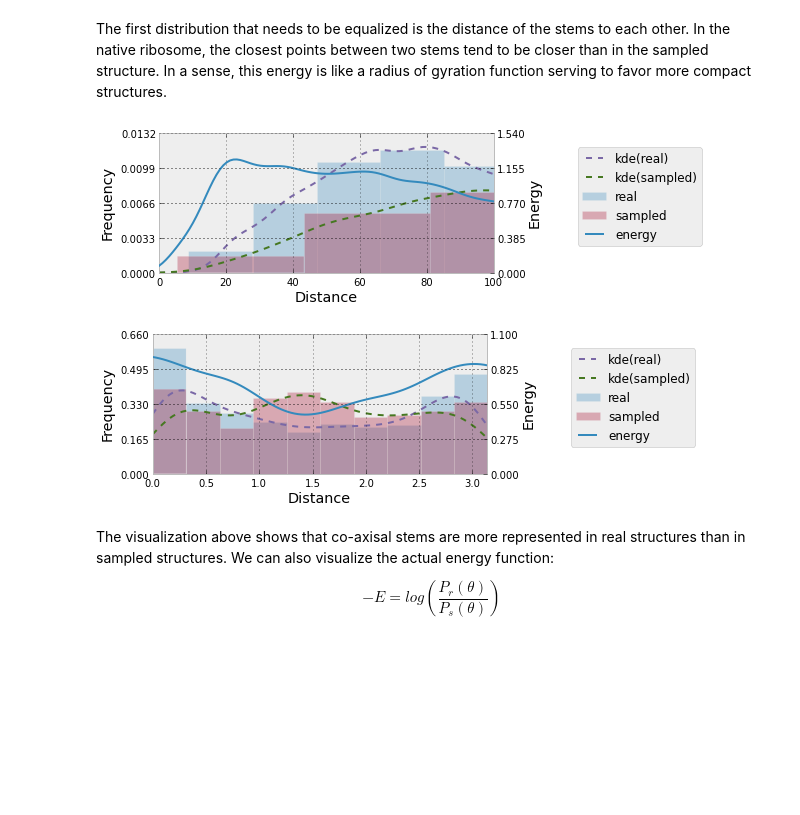
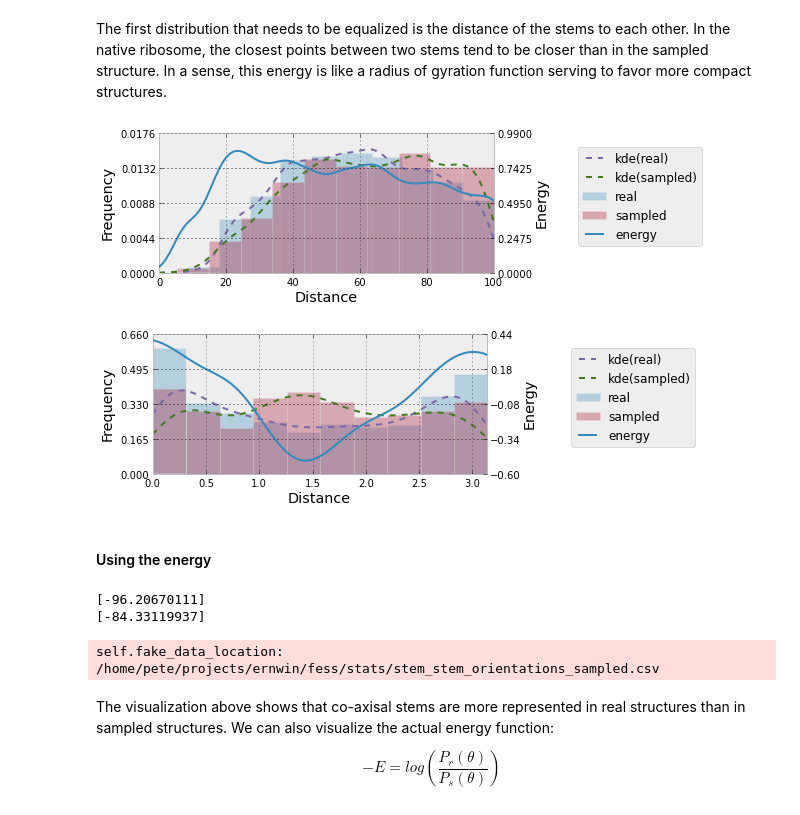
Before and after one commit to ViennaRNA/ernwin, a Jupyter notebook: ipy_notebook_ernwin.ipynb, the cells around one changed output. Cells and saved outputs as stored; diff of their text form; code cells hidden in the pictures; blank space fills up the shorter version.

```diff
--- a/ipy_notebook_ernwin.ipynb
+++ b/ipy_notebook_ernwin.ipynb
@@ -215,10 +215,11 @@ def plot_real_vs_sampled(real_dists, sampled_dists, xlim=[0,40]):
     p2 = ax1.plot(xs, ks(xs), label='kde(sampled)', ls='--')
 
     ax2 = ax1.twinx()
-    p3 = ax2.plot(xs, log(kr(xs) + ks(xs)) - log(ks(xs)), label='energy')
+    delta = 0.0001
+    p3 = ax2.plot(xs, log(kr(xs) + delta) - log(ks(xs) + delta), label='energy')
 
-    ax1.set_yticks(np.linspace(0, ax1.get_ybound()[1] * 1.1, 5))
-    ax2.set_yticks(np.linspace(0, ax2.get_ybound()[1] * 1.1, 5))
+    ax1.set_yticks(np.linspace(ax1.get_ybound()[0], ax1.get_ybound()[1] * 1.1, 5))
+    ax2.set_yticks(np.linspace(ax2.get_ybound()[0], ax2.get_ybound()[1] * 1.1, 5))
 
     ls1, lb1 = ax1.get_legend_handles_labels()
     ls2, lb2 = ax2.get_legend_handles_labels()
@@ -257,15 +258,15 @@ The first distribution that needs to be equalized is the distance of the stems t
 # %%
 sse = cbe.StemStemOrientationEnergy([0])
 
-sse.max_dist = 400
-sse.max_lateral_dist = 120
+sse.max_dist = 100
+sse.max_lateral_dist = 40
 
 sse.real_data = sse.load_stem_stem_data('fess/stats/stem_stem_orientations.csv')
 sse.fake_data = sse.load_stem_stem_data('fess/stats/stem_stem_orientations_sampled.csv')
 
 plot_real_vs_sampled(sse.angles[0], sse.angles[1], xlim=[0, 100])
 # %% [output]
-[figure, old version]
+[figure, new version]
 # %%
 sse = cbe.StemStemOrientationEnergy([1])
 
@@ -277,7 +278,25 @@ sse.fake_data = sse.load_stem_stem_data('fess/stats/stem_stem_orientations_sampl
 
 plot_real_vs_sampled(sse.angles[0], sse.angles[1], [0, 3.14])
 # %% [output]
-[figure, old version]
+[figure, new version]
+# %% [markdown]
+#### Using the energy ####
+# %%
+import fess.builder.models as fbm
+
+sse = cbe.StemStemOrientationEnergy([0])
+sse.max_dist = 1000.
+sse.max_lateral_dist = 1000.
+cg = ftmc.CoarseGrainRNA(op.expanduser('~/doarse/1gid/temp.cg'))
+sm = fbm.SpatialModel(cg)
+print sse.eval_energy(sm)
+sm.sample_stats()
+sm.traverse_and_build()
+print sse.eval_energy(sm)
+# %% [output]
+[-96.20670111]
+[-84.33119937]
+self.fake_data_location: /home/pete/projects/ernwin/fess/stats/stem_stem_orientations_sampled.csv
 # %% [markdown]
 The visualization above shows that co-axisal stems are more represented in real structures than in sampled structures. We can also visualize the actual energy function:
 
```
Also changed, not shown: 2 other files.
